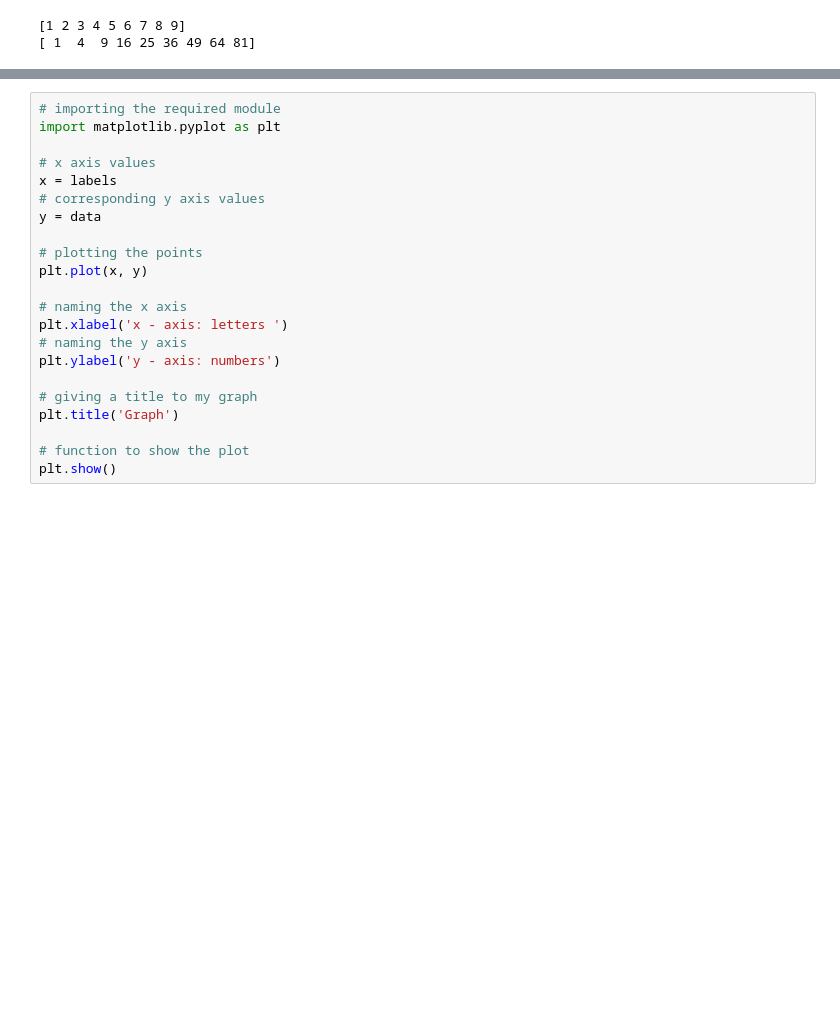
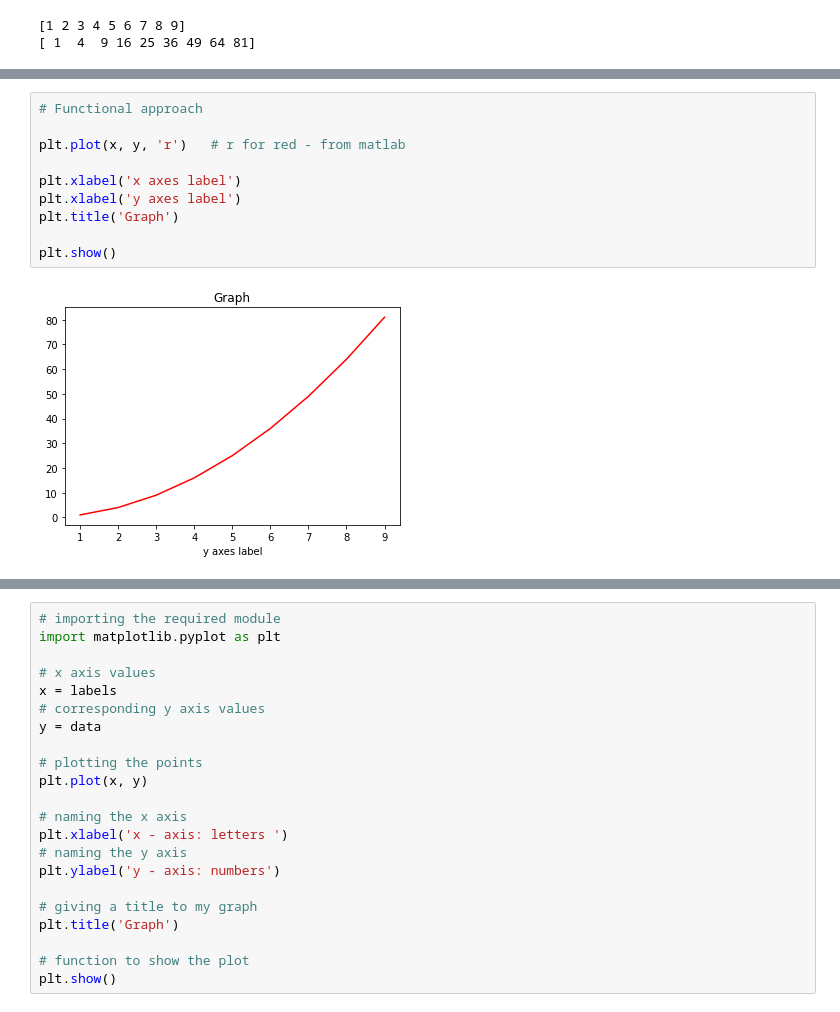
Before and after one commit to arutsh/Python-Programming-for-Data-Science-Part-1, a Jupyter notebook: lectures/07 - Matplotlib_basics.ipynb, the cells around one changed output, grey strips where cells are left out. Drawn from its saved outputs; the diff is of its cells as text; blank space fills up the shorter version.

```diff
--- a/lectures/07 - Matplotlib_basics.ipynb
+++ b/lectures/07 - Matplotlib_basics.ipynb
@@ -32 +37,13 @@ plt.plot(x, y)
 [figure]
+# %%
+# Functional approach
+
+plt.plot(x, y, 'r')   # r for red - from matlab
+
+plt.xlabel('x axes label')
+plt.xlabel('y axes label')
+plt.title('Graph')
+
+plt.show()
+# %% [output]
+[figure, added]
```
Also changed, not shown: parts of 14 cells of this notebook, 1 other file.
